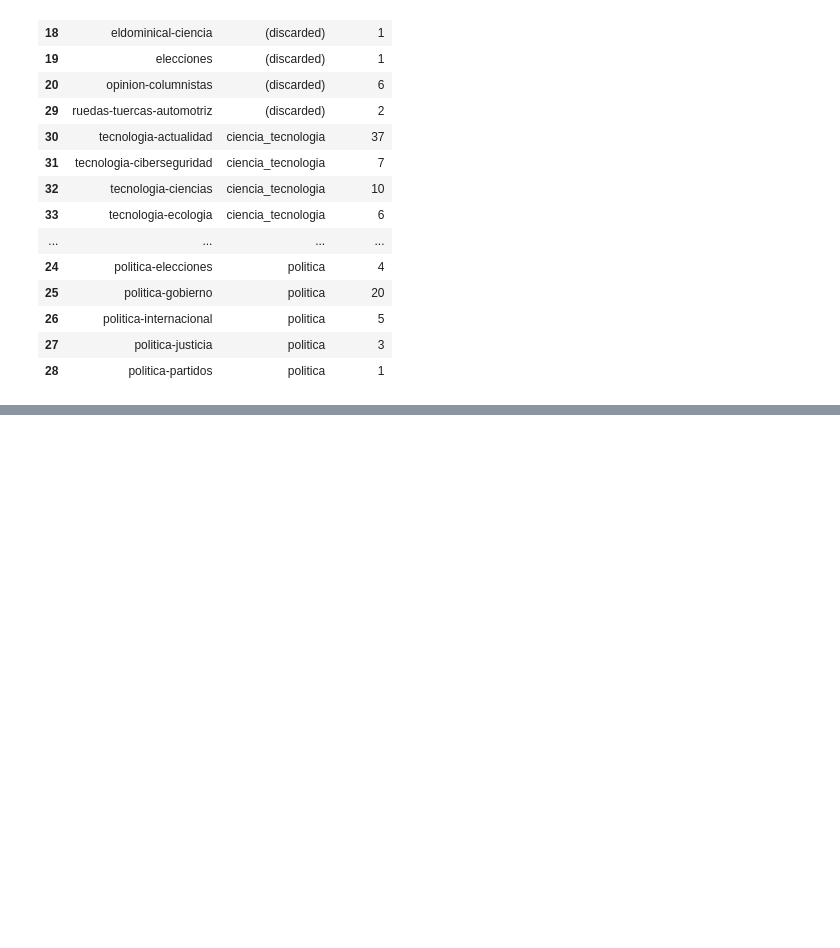
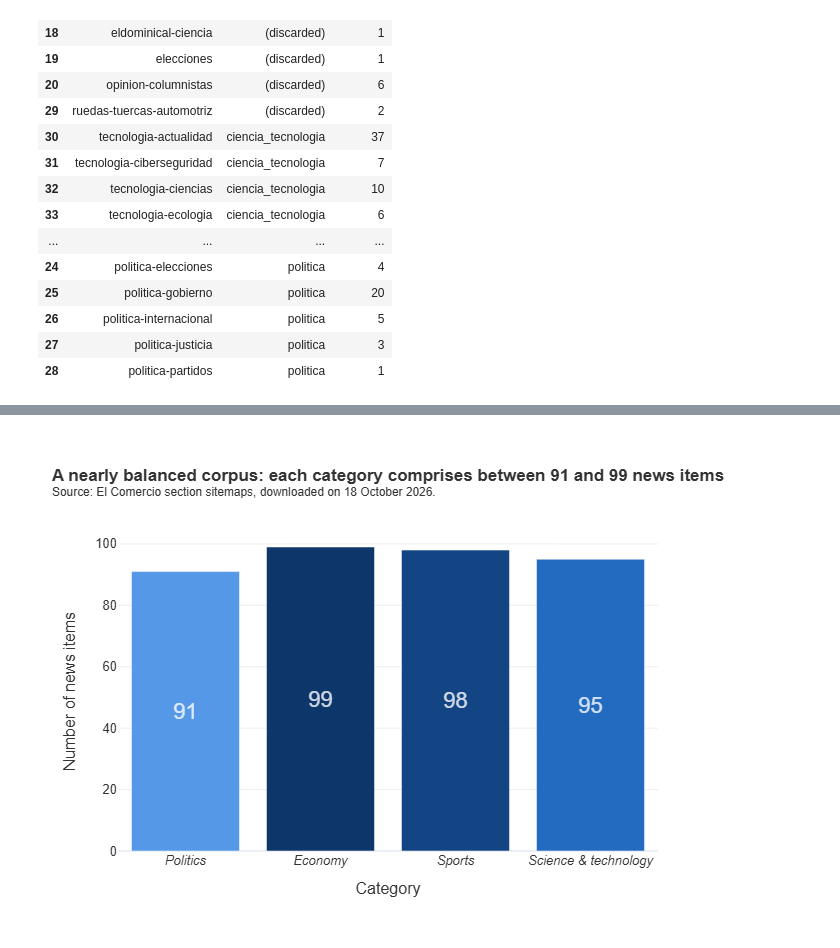
Before and after one commit to anakaren-zl/data-science-python-2026, a Jupyter notebook: tarea_1/01_recoleccion.ipynb, the cells around one changed output, grey strips where cells are left out. Cells and saved outputs as stored; diff of their text form; code cells hidden in the pictures; blank space fills up the shorter version.

```diff
--- a/tarea_1/01_recoleccion.ipynb
+++ b/tarea_1/01_recoleccion.ipynb
@@ -321,0 +401,19 @@ Finally, the publication timestamp is reduced to the `AAAA-MM-DD` format, and on
+# %%
+conteo_categorias = noticias["categoria"].value_counts().reset_index()
+conteo_categorias.columns = ["categoria", "noticias"]
+
+fig = px.bar(
+    conteo_categorias, x="categoria", y="noticias", color="noticias", text="noticias",
+    color_continuous_scale=escala_azules,
+    category_orders={"categoria": orden_categorias},
+    labels={"categoria": "Category", "noticias": "Number of news items"},
+    title="<b>A nearly balanced corpus: each category comprises between 91 and 99 news items</b><br>" + fuente_grafico,
+)
+# Values centered inside the bars, in semi-transparent white.
+fig.update_traces(
+    textposition="inside", insidetextanchor="middle",
+    textfont=dict(size=22, color="rgba(255, 255, 255, 0.8)"),
+)
+aplicar_estilo(fig).show()
+# %% [output]
+[figure, added]
```
Also changed, not shown: parts of 38 cells of this notebook, 5 other files.
